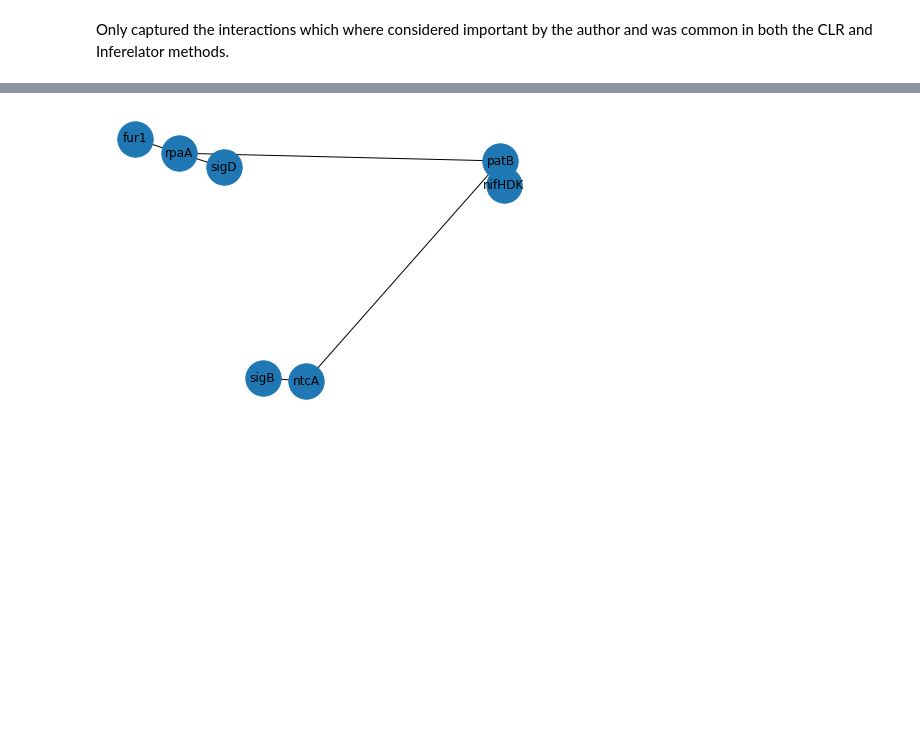
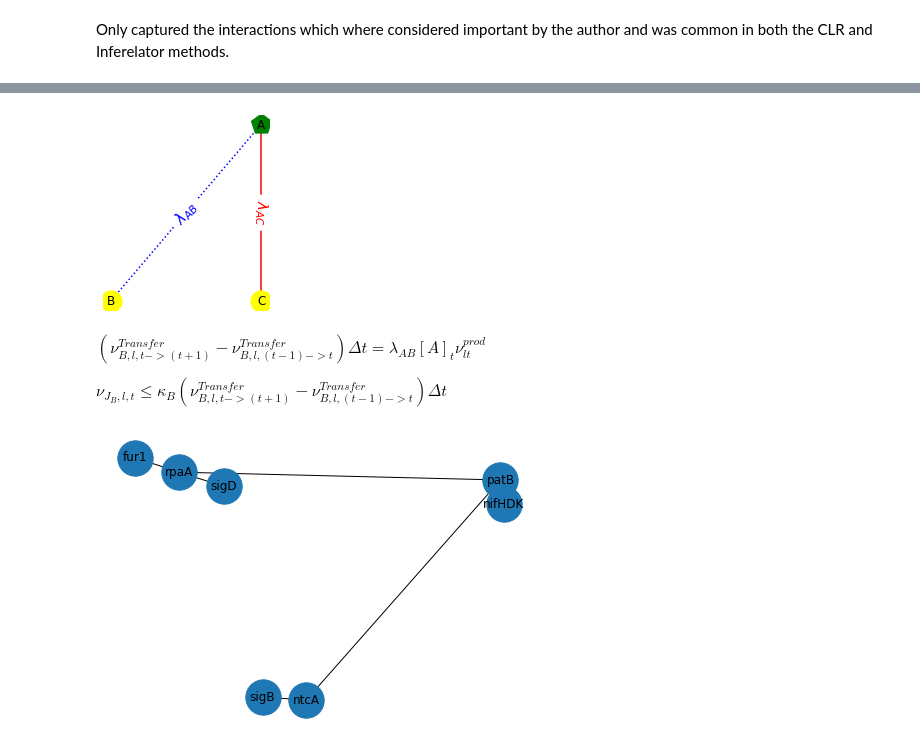
Before and after one commit to deeprob/GRNlit-51142, a Jupyter notebook: 2. Jason E. McDermott et. al.ipynb, the cells around one changed output, grey strips where cells are left out. Cells and saved outputs as stored; diff of their text form; code cells hidden in the pictures; blank space fills up the shorter version.

```diff
--- a/2. Jason E. McDermott et. al.ipynb
+++ b/2. Jason E. McDermott et. al.ipynb
@@ -21,3 +63,48 @@ G2.add_edges_from(edges)
+# %%
+tfnodes = ['A']
+tgnodes = ['B','C']
+nodes = tfnodes+tgnodes
+edges = [('A','B',{'weight':-1}),('A','C',{'weight':1})]
+G3 = nx.Graph()
+G3.add_nodes_from(nodes)
+G3.add_edges_from(edges)
+plt.figure(figsize=(2.6,3))
+
+tfnode  = [node for node in G3.nodes if node in tfnodes]
+tgnode  = [node for node in G3.nodes if node not in tgnodes]
+
+elarge = [(u, v) for (u, v, d) in G3.edges(data=True) if d['weight'] > 0]
+esmall = [(u, v) for (u, v, d) in G3.edges(data=True) if d['weight'] <= 0]
+
+#pos = nx.layout.spring_layout(G)
+pos = graphviz_layout(G3, prog='dot')
+
+nx.draw_networkx_nodes(G3, pos, nodelist=tfnodes, with_labels=True, node_size=450, node_color='green',
+                       node_shape='p')
+nx.draw_networkx_nodes(G3, pos, nodelist=tgnodes, with_labels=True, node_size=450, node_color='yellow',
+                       node_shape='o')
+
+
+nx.draw_networkx_edges(G3, pos, edgelist=elarge, width=1.5, arrows = True, arrowsize = 1,
+                       arrowstyle= '->',edge_color='r')
+nx.draw_networkx_edges(G3, pos, edgelist=esmall, width=1.5, arrows = True, edge_color='b', arrowsize = 1,
+                       arrowstyle= '-[',style = 'dotted')
+
+nx.draw_networkx_labels(G3, pos, font_size=12)
+nx.draw_networkx_edge_labels(G3,pos,edge_labels={('A','B'):r'$\lambda_{AB}$'},font_color='blue', font_size=15)
+nx.draw_networkx_edge_labels(G3,pos,edge_labels={('A','C'):r'$\lambda_{AC}$'},font_color='red', font_size=15)
+
+ax = plt.gca()
+ax.set_axis_off()
+plt.tight_layout()
+plt.savefig('GRNimages/smallGRN2.png')
+plt.show()
+# %% [output]
+[figure, added]
+# %% [markdown]
+$(\nu_{B,l,t->(t+1)}^{Transfer} - \nu_{B,l,(t-1)->t}^{Transfer})\Delta t = \lambda_{AB}[A]_t \nu_{lt}^{prod}$
+
+$\nu_{J_B,l,t} \leq \kappa_B (\nu_{B,l,t->(t+1)}^{Transfer} - \nu_{B,l,(t-1)->t}^{Transfer})\Delta t$
 # %%
 nx.draw(G2,with_labels=True,node_size=1250)
 # %% [output]
```
Also changed, not shown: parts of 4 cells of this notebook, 9 other files.
